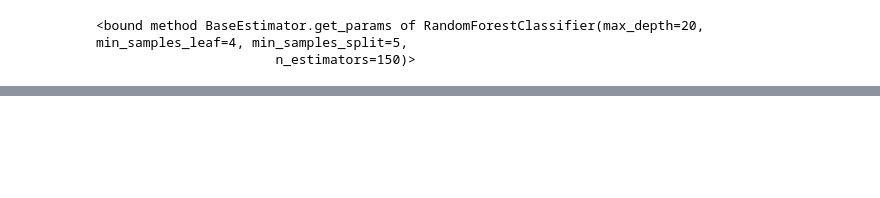
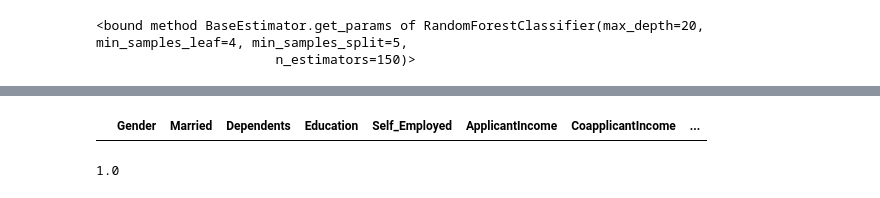
Before and after one commit to Mastersai16/Loan-Aproval-system, a Jupyter notebook: loanapproval.ipynb, the cells around one changed output, grey strips where cells are left out. Drawn from its saved outputs; the diff is of its cells as text; code cells hidden in the pictures; blank space fills up the shorter version.

```diff
--- a/loanapproval.ipynb
+++ b/loanapproval.ipynb
@@ -27,3 +11,5 @@ df_train
+# %%
+cat_data = df_train
 # %%
 df_train.isnull().sum()
 # %% [output]
@@ -457,0 +554,8 @@ rf2.get_params
+# %%
+cat_data[cat_data['Gender']=='Male']
+# %% [output]
+|  | Gender | Married | Dependents | Education | Self_Employed | ApplicantIncome | CoapplicantIncome | ... |
+# %%
+df_train.loc[1]['Married']
+# %% [output]
+1.0
```
Also changed, not shown: parts of 18 cells of this notebook, 8 other files.
